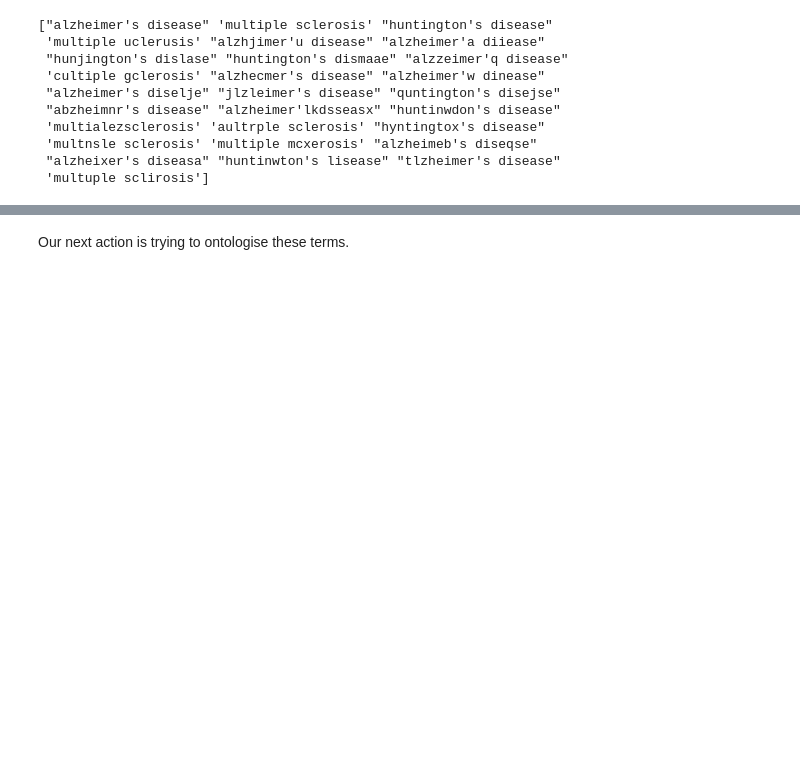
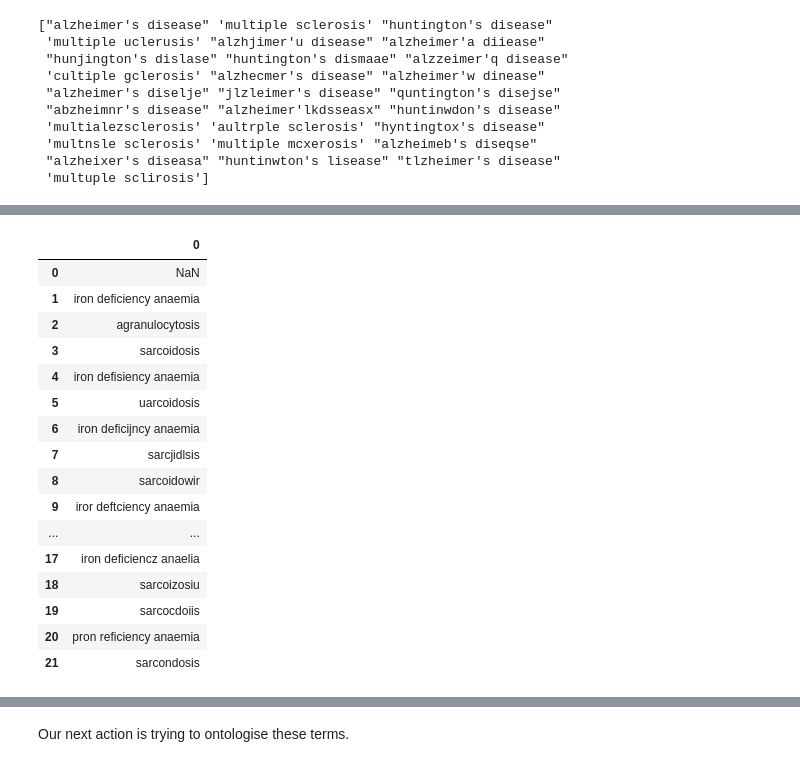
Before and after one commit to theisuru/cohort-data-cleaning, a Jupyter notebook: main.ipynb, the cells around one changed output, grey strips where cells are left out. Drawn from its saved outputs; the diff is of its cells as text; code cells hidden in the pictures; blank space fills up the shorter version.

```diff
--- a/main.ipynb
+++ b/main.ipynb
@@ -261,0 +329,23 @@ print(len(ukb_data['Blood, blood-forming organs and certain immune disorders'].u
+# %%
+disorder_mappings = {match['value']: match['suggestion'] for match in suggestion_list}
+ukb_data['blood, blood-forming organs and certain immune disorders'] = \
+    ukb_data['blood, blood-forming organs and certain immune disorders'].map(disorder_mappings)
+pd.DataFrame(ukb_data['blood, blood-forming organs and certain immune disorders'].unique())
+# %% [output]
+|  | 0 |
+| 0 | NaN |
+| 1 | iron deficiency anaemia |
+| 2 | agranulocytosis |
+| 3 | sarcoidosis |
+| 4 | iron defisiency anaemia |
+| 5 | uarcoidosis |
+| 6 | iron deficijncy anaemia |
+| 7 | sarcjidlsis |
+| 8 | sarcoidowir |
+| 9 | iror deftciency anaemia |
+| ... | ... |
+| 17 | iron deficiencz anaelia |
+| 18 | sarcoizosiu |
+| 19 | sarcocdoiis |
+| 20 | pron reficiency anaemia |
+| 21 | sarcondosis |
```
Also changed, not shown: parts of 6 cells of this notebook, 6 other files.
